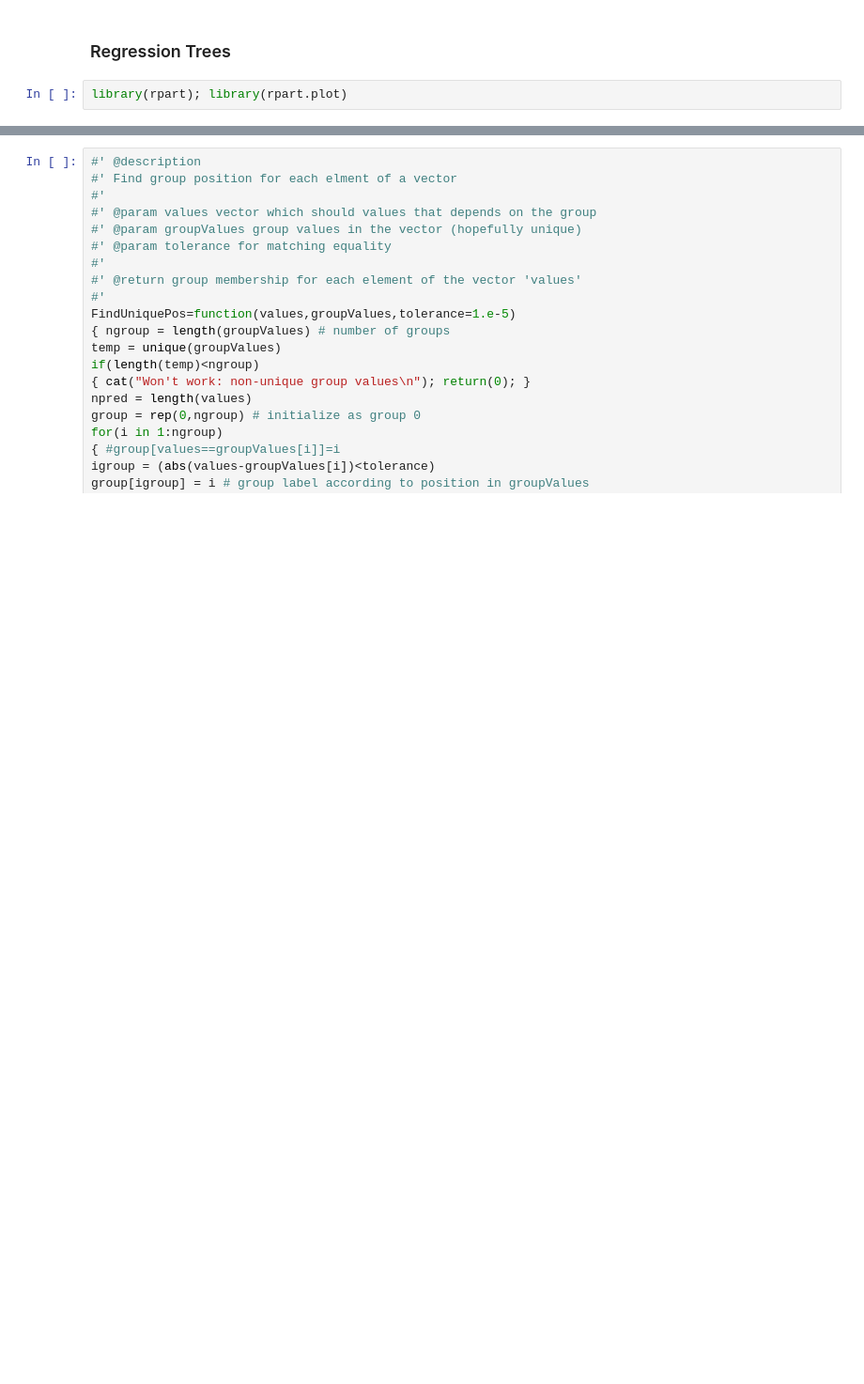
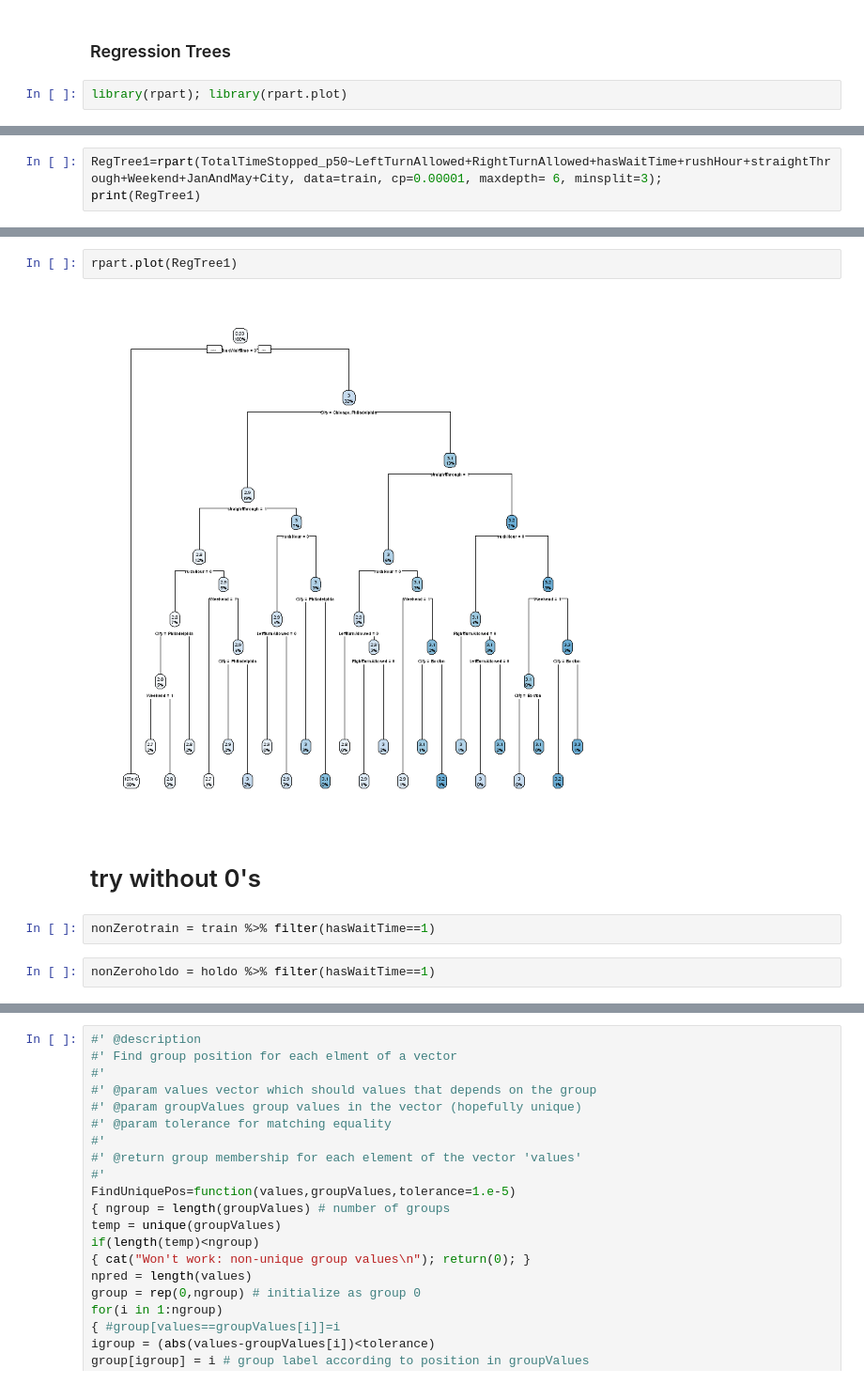
Before and after one commit to Haximilian/statistics447b, a Jupyter notebook: Statistics 447b Project - Adel.ipynb, the cells around one changed output, grey strips where cells are left out. Shown at 94% size. Cells and saved outputs as stored; diff of their text form; blank space fills up the shorter version.

```diff
--- a/Statistics 447b Project - Adel.ipynb
+++ b/Statistics 447b Project - Adel.ipynb
@@ -618,0 +630,3 @@ rpart.plot(RegTree)
+# %%
+RegTree1=rpart(TotalTimeStopped_p50~LeftTurnAllowed+RightTurnAllowed+hasWaitTime+rushHour+straightThrough+Weekend+JanAndMay+City, data=train, cp=0.00001, maxdepth= 6, minsplit=3);
+print(RegTree1)
@@ -618,0 +651,10 @@ rpart.plot(RegTree)
+# %%
+rpart.plot(RegTree1)
+# %% [output]
+[figure, added]
+# %% [markdown]
+# try without 0's
+# %%
+nonZerotrain = train %>% filter(hasWaitTime==1)
+# %%
+nonZeroholdo = holdo %>% filter(hasWaitTime==1)
```
Also changed, not shown: parts of 48 cells of this notebook.
